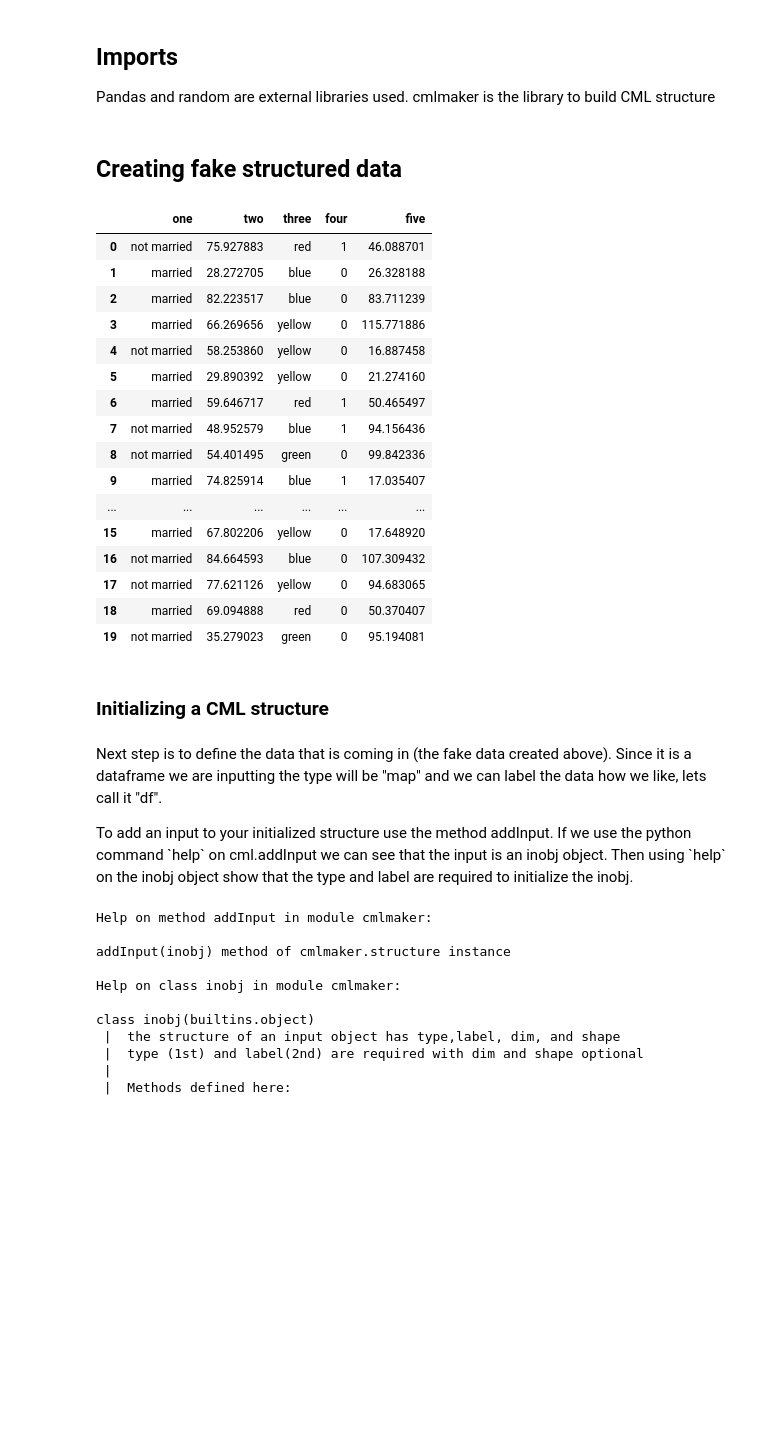
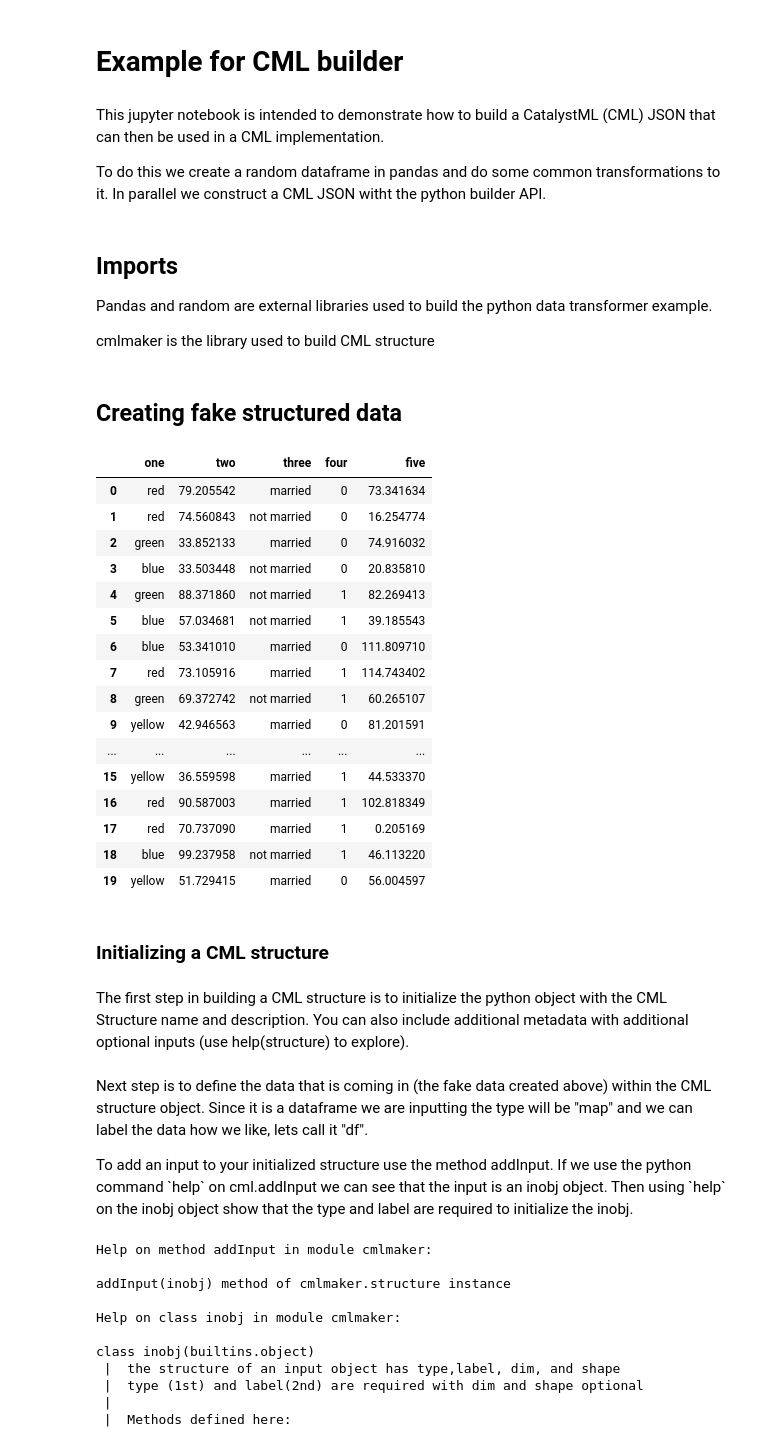
Before and after one commit to TIBCOSoftware/catalystml, a Jupyter notebook: tools/python_builder/using_cml_generator.ipynb, the cells around one changed output. Cells and saved outputs as stored; diff of their text form; code cells hidden in the pictures; blank space fills up the shorter version.

Commit message:
finishing example of build cml and tweeking some operation.json files

```diff
--- a/tools/python_builder/using_cml_generator.ipynb
+++ b/tools/python_builder/using_cml_generator.ipynb
@@ -1,4 +1,11 @@
+# %% [markdown]
+# Example for CML builder
+# %% [markdown]
+<p>This jupyter notebook is intended to demonstrate how to build a CatalystML (CML) JSON that can then be used in a CML implementation.</p>
+
+<p>To do this we create a random dataframe in pandas and do some common transformations to it.  In parallel we construct a CML JSON witht the python builder API.</p>
 # %% [markdown]
 ## Imports
-<p>Pandas and random are external libraries used.  cmlmaker is the library to build CML structure</p>
+<p>Pandas and random are external libraries used to build the python data transformer example.</p>
+<p>  cmlmaker is the library used to build CML structure</p>
 # %%
@@ -10,35 +18,37 @@ import random
 # %%
 l=20
 size=75;msize=25;tsize=msize+size
 size2=123.45
 df=pd.DataFrame(
     data={
-        "one":[random.choice(['married','not married']) for r in range(l)],
+        "one":[random.choice(["red","blue","green","yellow"]) for r in range(l)],
         "two":[25+random.random()*size for r in range(l)],
-        "three":[random.choice(["red","blue","green","yellow"]) for r in range(l)],
+        "three":[random.choice(['married','not married']) for r in range(l)],
         "four":[random.randint(0,1) for r in range(l)],
         "five":[random.random()*size2 for r in range(l)]
     }
 )
 df
 # %% [output]
 |  | one | two | three | four | five |
-| 0 | not married | 75.927883 | red | 1 | 46.088701 |
-| 1 | married | 28.272705 | blue | 0 | 26.328188 |
-| 2 | married | 82.223517 | blue | 0 | 83.711239 |
-| 3 | married | 66.269656 | yellow | 0 | 115.771886 |
-| 4 | not married | 58.253860 | yellow | 0 | 16.887458 |
-| 5 | married | 29.890392 | yellow | 0 | 21.274160 |
-| 6 | married | 59.646717 | red | 1 | 50.465497 |
-| 7 | not married | 48.952579 | blue | 1 | 94.156436 |
-| 8 | not married | 54.401495 | green | 0 | 99.842336 |
-| 9 | married | 74.825914 | blue | 1 | 17.035407 |
+| 0 | red | 79.205542 | married | 0 | 73.341634 |
+| 1 | red | 74.560843 | not married | 0 | 16.254774 |
+| 2 | green | 33.852133 | married | 0 | 74.916032 |
+| 3 | blue | 33.503448 | not married | 0 | 20.835810 |
+| 4 | green | 88.371860 | not married | 1 | 82.269413 |
+| 5 | blue | 57.034681 | not married | 1 | 39.185543 |
+| 6 | blue | 53.341010 | married | 0 | 111.809710 |
+| 7 | red | 73.105916 | married | 1 | 114.743402 |
+| 8 | green | 69.372742 | not married | 1 | 60.265107 |
+| 9 | yellow | 42.946563 | married | 0 | 81.201591 |
 | ... | ... | ... | ... | ... | ... |
-| 15 | married | 67.802206 | yellow | 0 | 17.648920 |
-| 16 | not married | 84.664593 | blue | 0 | 107.309432 |
-| 17 | not married | 77.621126 | yellow | 0 | 94.683065 |
-| 18 | married | 69.094888 | red | 0 | 50.370407 |
-| 19 | not married | 35.279023 | green | 0 | 95.194081 |
+| 15 | yellow | 36.559598 | married | 1 | 44.533370 |
+| 16 | red | 90.587003 | married | 1 | 102.818349 |
+| 17 | red | 70.737090 | married | 1 | 0.205169 |
+| 18 | blue | 99.237958 | not married | 1 | 46.113220 |
+| 19 | yellow | 51.729415 | married | 0 | 56.004597 |
 # %% [markdown]
 ### Initializing a CML structure
+# %% [markdown]
+<p>The first step in building a CML structure is to initialize the python object with the CML Structure name and description.  You can also include additional metadata with additional optional inputs (use help(structure) to explore).</p>
 # %%
@@ -46,5 +57,5 @@ cml=structure("structuredClean","Cleaning some basic structured data")
 # %% [markdown]
-<p>Next step is to define the data that is coming in (the fake data created above).  Since it is a dataframe we are inputting the type will be "map" and we can label the data how we like, lets call it "df".</p>
+<p>Next step is to define the data that is coming in (the fake data created above) within the CML structure object.  Since it is a dataframe we are inputting the type will be "map" and we can label the data how we like, lets call it "df".</p>
 
 <p>To add an input to your initialized structure use the method addInput.  If we use the python command `help` on cml.addInput we can see that the input is an inobj object.  Then using `help` on the inobj object show that the type and label are required to initialize the inobj.</p>
 # %%
```
Also changed, not shown: parts of 49 cells of this notebook, 6 other files.
